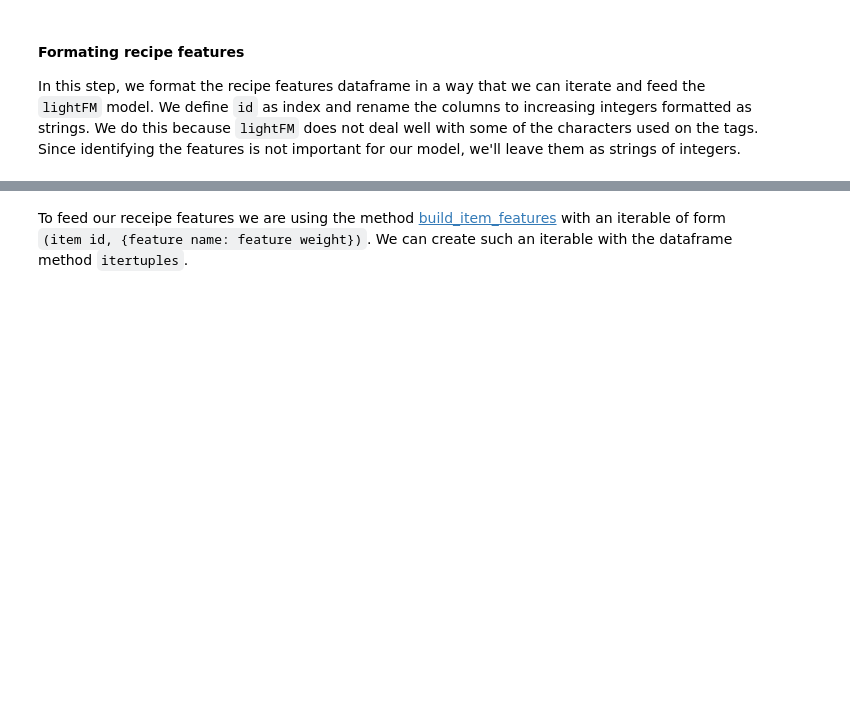
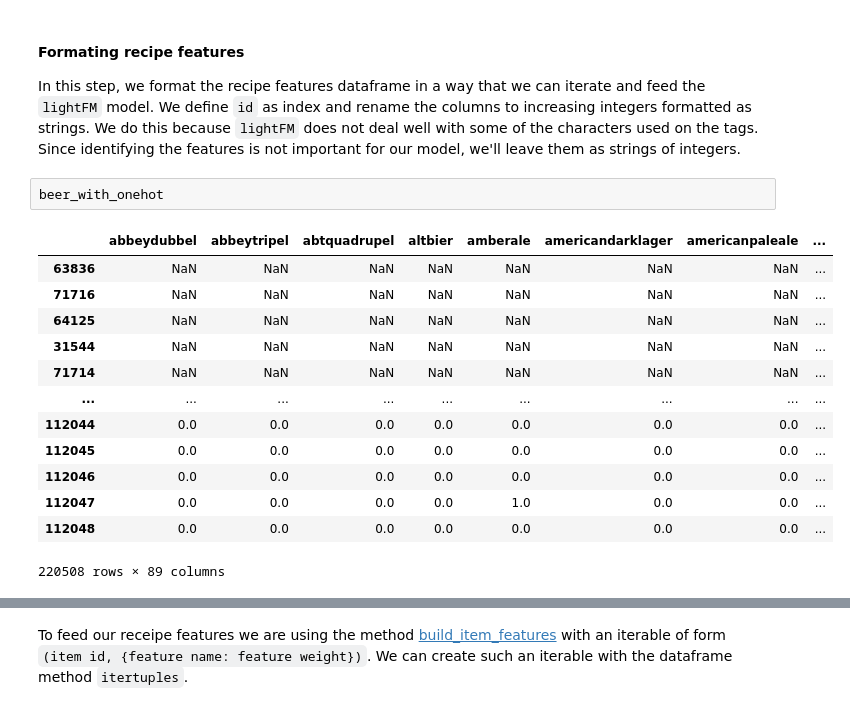
Before and after one commit to martafilipa/HCKT05_team5, a Jupyter notebook: workflow.ipynb, the cells around one changed output, grey strips where cells are left out. Saved outputs shown, nothing was run; the diff lists cells and outputs as text; blank space fills up the shorter version.

```diff
--- a/workflow.ipynb
+++ b/workflow.ipynb
@@ -807,4 +926,20 @@ recipe_features_df.head()
 
 In this step, we format the recipe features dataframe in a way that we can iterate and feed the `lightFM` model.
 We define `id` as index and rename the columns to increasing integers formatted as strings. We do this because `lightFM` does not deal well with some of the characters used on the tags. Since identifying the features is not important for our model, we'll leave them as strings of integers.
+# %%
+beer_with_onehot
+# %% [output]
+|  | abbeydubbel | abbeytripel | abtquadrupel | altbier | amberale | americandarklager | americanpaleale | ... |
+| 63836 | NaN | NaN | NaN | NaN | NaN | NaN | NaN | ... |
+| 71716 | NaN | NaN | NaN | NaN | NaN | NaN | NaN | ... |
+| 64125 | NaN | NaN | NaN | NaN | NaN | NaN | NaN | ... |
+| 31544 | NaN | NaN | NaN | NaN | NaN | NaN | NaN | ... |
+| 71714 | NaN | NaN | NaN | NaN | NaN | NaN | NaN | ... |
+| ... | ... | ... | ... | ... | ... | ... | ... | ... |
+| 112044 | 0.0 | 0.0 | 0.0 | 0.0 | 0.0 | 0.0 | 0.0 | ... |
+| 112045 | 0.0 | 0.0 | 0.0 | 0.0 | 0.0 | 0.0 | 0.0 | ... |
+| 112046 | 0.0 | 0.0 | 0.0 | 0.0 | 0.0 | 0.0 | 0.0 | ... |
+| 112047 | 0.0 | 0.0 | 0.0 | 0.0 | 1.0 | 0.0 | 0.0 | ... |
+| 112048 | 0.0 | 0.0 | 0.0 | 0.0 | 0.0 | 0.0 | 0.0 | ... |
+220508 rows × 89 columns
 # %%
```
Also changed, not shown: parts of 32 cells of this notebook.
